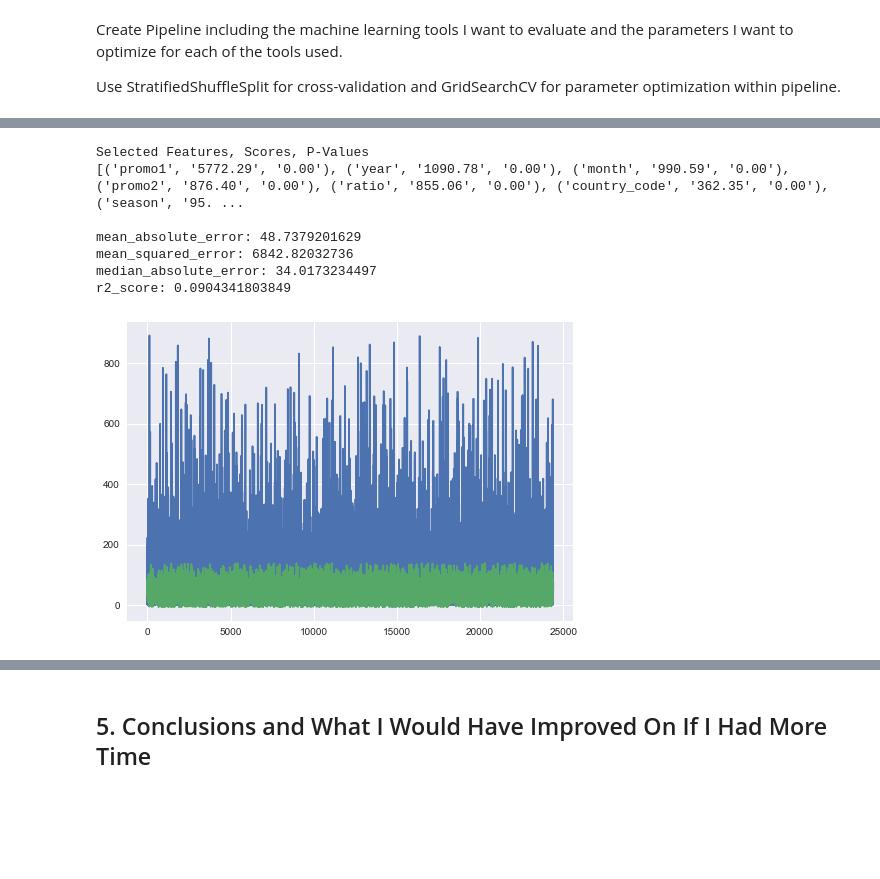
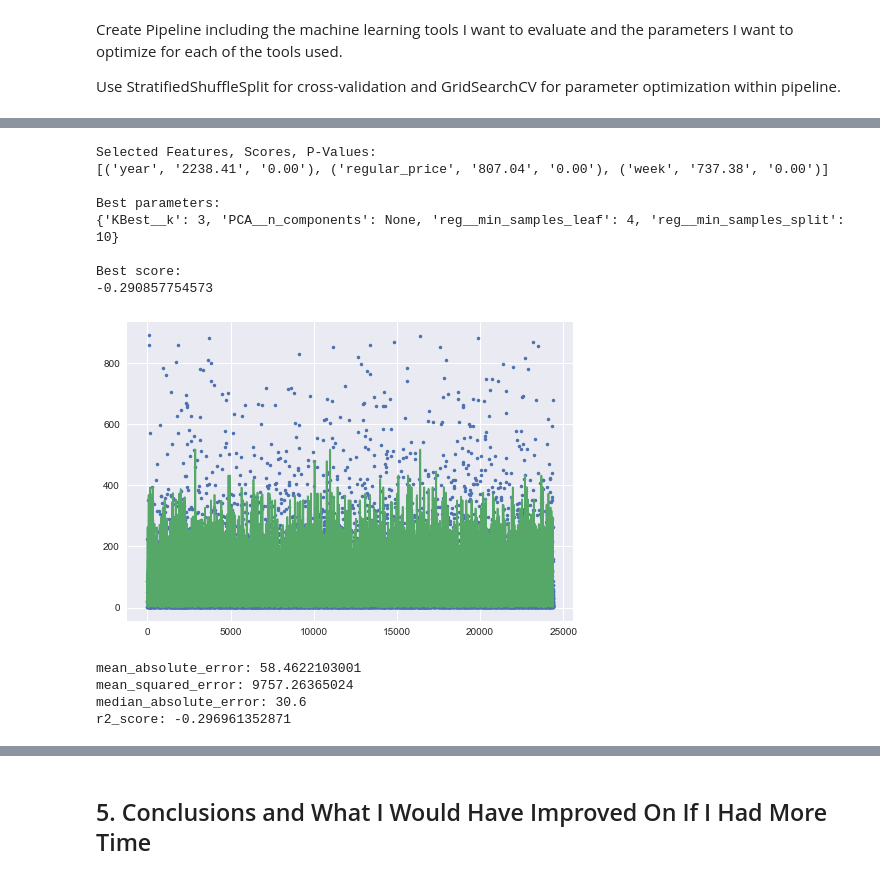
Before and after one commit to swekul/RetailSales_CaseStudy, a Jupyter notebook: RetailSales_DemandForecasting_McRoberts.ipynb, the cells around one changed output, grey strips where cells are left out. Cells and saved outputs as stored; diff of their text form; code cells hidden in the pictures; blank space fills up the shorter version.

Commit message:
feat: Linear, Lasso, and DTree Regressors implemented and tested

```diff
--- a/RetailSales_DemandForecasting_McRoberts.ipynb
+++ b/RetailSales_DemandForecasting_McRoberts.ipynb
@@ -554,20 +554,24 @@ Use StratifiedShuffleSplit for cross-validation and GridSearchCV for parameter o
 # convert features and target to numpy arrays
 target_np = target.as_matrix(columns = target_list).ravel()
 df_features_np = df_features.as_matrix(columns = features_list)
+target_train_np = target_train.as_matrix(columns = target_list).ravel()
+features_train_np = features_train.as_matrix(columns = target_list)
 # %%
 # create pipeline
 pipe = Pipeline([
     ('scaler', stdScaler),
-#        ('PCA', PCAreducer),
+    ('PCA', PCAreducer),
     ('KBest', KBestSelector),
-    ('reg', LinReg)
+    ('reg', DTree) # LinReg, Las, DTree, RF
 ])
 
 # create parameters for GridSearchCV using pipeline
 params = {
-#        'PCA__n_components': [None, 14, 10, 6],
-    'KBest__k': [13, 10, 7, 5, 3],
-#     'reg__': [7, 5, 3] # default=5
+    'PCA__n_components': [None, 13, 11, 9],
+    'KBest__k': [9, 7, 5, 3],
+    'reg__min_samples_split': [2, 4, 6, 8, 10],
+    'reg__min_samples_leaf': [1, 2, 4]
+#     'reg__alpha': [0.1, 0.3, 0.5, 0.7, 0.9, 1]
 }
 # scaler doesn't have any parameters to be used in this case
 # linear regression algorithm doesn't have any params that need tuning
@@ -579,10 +583,11 @@ params = {
 # set up GridSearchCV
 # gridSearch = GridSearchCV(pipe, param_grid = params, scoring = 'r2', \
 #                          cv = cvSetup, verbose = 10)
-gridSearch = GridSearchCV(pipe, param_grid = params, scoring = 'r2', verbose = 10)
+gridSearch = GridSearchCV(pipe, param_grid = params, scoring = 'r2', verbose = 10) # scoring = 'r2',
 
-# fit pipeline and grid search to full features and labels dataset
-gridSearch.fit(df_features_np, target_np)
+# fit pipeline and grid search to training features and target dataset
+gridSearch.fit(features_train, target_train_np)
+# gridSearch.fit(df_features_np, target_np)
 
 # store the best estimator (best classifier with parameters)
 regr = gridSearch.best_estimator_
@@ -636,38 +621,54 @@ KBest_handle = gridSearch.best_estimator_.named_steps['KBest']
 feature_scores = ['%.2f' % elem for elem in KBest_handle.scores_]
 # Get SelectKBest pvalues, rounded to 2 decimal places
 feature_scores_pvalues = ['%.2f' % elem for elem in  KBest_handle.pvalues_]
+
 # Create a tuple of SelectKBest feature names, scores and pvalues
-features_selected_tuple=[(features_list[i+1], feature_scores[i], \
+features_selected_tuple=[(features_list[i], feature_scores[i], \
                           feature_scores_pvalues[i]) for i in KBest_handle.get_support(indices=True)]
 # Sort by reverse score order
 features_selected_tuple = sorted(features_selected_tuple, key=lambda feature: float(feature[1]) , reverse=True)
 
 # Print selected feature names and scores
 print(' ')
-print('Selected Features, Scores, P-Values')
+print('Selected Features, Scores, P-Values:')
 print(features_selected_tuple)
+
+# print best parameters and corresponding score from gridSearchCV
 print(' ')
-
-# make predictions based on test data split
-pred = gridSearch.predict(features_test)
-
-print('mean_absolute_error:', mean_absolute_error(target_test, pred))
-print('mean_squared_error:', mean_squared_error(target_test, pred))
-print('median_absolute_error:', median_absolute_error(target_test, pred))
-print('r2_score:', r2_score(target_test, pred))
+print('Best parameters:')
+print(gridSearch.best_params_)
+print('')
+print('Best score:')
+print(gridSearch.best_score_)
 # %% [output]
-Selected Features, Scores, P-Values
-[('promo1', '5772.29', '0.00'), ('year', '1090.78', '0.00'), ('month', '990.59', '0.00'), ('promo2', '876.40', '0.00'), ('ratio', '855.06', '0.00'), ('country_code', '362.35', '0.00'), ('season', '95. ...
+Selected Features, Scores, P-Values:
+[('year', '2238.41', '0.00'), ('regular_price', '807.04', '0.00'), ('week', '737.38', '0.00')]
 
-mean_absolute_error: 48.7379201629
-mean_squared_error: 6842.82032736
-median_absolute_error: 34.0173234497
-r2_score: 0.0904341803849
+Best parameters:
+{'KBest__k': 3, 'PCA__n_components': None, 'reg__min_samples_leaf': 4, 'reg__min_samples_split': 10}
+
+Best score:
+-0.290857754573
 # %%
+# make predictions based on test data split
+pred = gridSearch.predict(features_test)
+
+# plot predictions (regression) vs target (truth)
 x = np.arange(len(pred))
 plt.figure()
-plt.plot(x, target_test)
-plt.plot(x, pred)
+plt.plot(x, target_test, '.')
+plt.plot(x, pred, '-')
 plt.show()
 # %% [output]
-[figure, old version]
+[figure, new version]
+# %%
+# print results
+print('mean_absolute_error:', mean_absolute_error(target_test, pred))
+print('mean_squared_error:', mean_squared_error(target_test, pred))
+print('median_absolute_error:', median_absolute_error(target_test, pred))
+print('r2_score:', r2_score(target_test, pred))
+# %% [output]
+mean_absolute_error: 58.4622103001
+mean_squared_error: 9757.26365024
+median_absolute_error: 30.6
+r2_score: -0.296961352871
```
Also changed, not shown: parts of 3 cells of this notebook.
